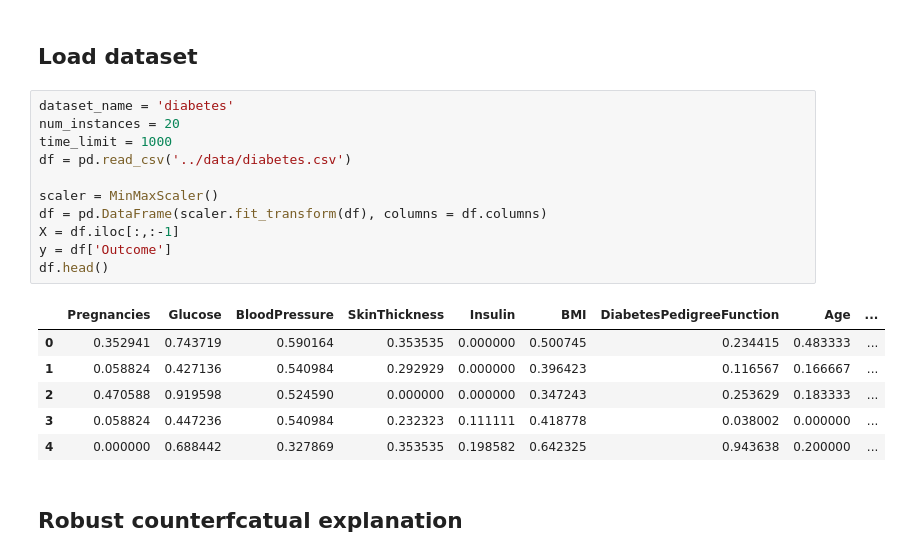
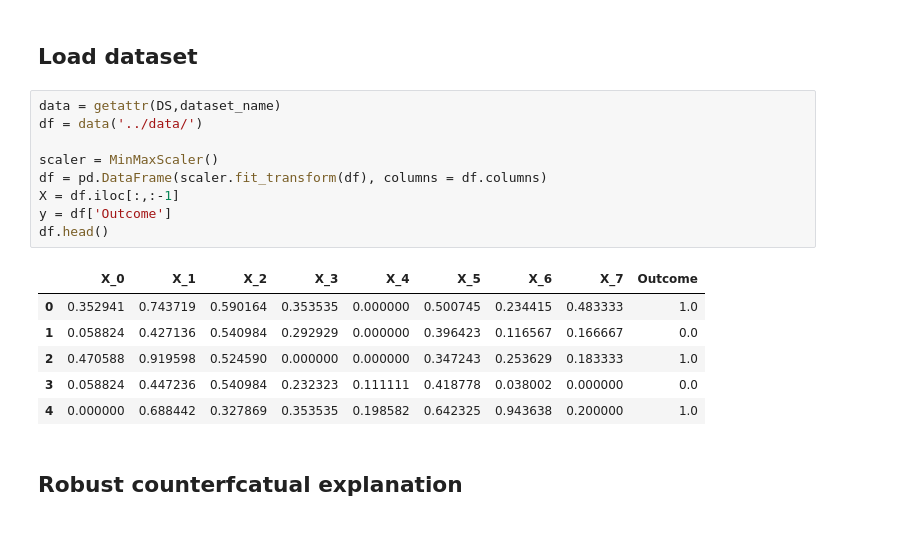
Before and after one commit to donato-maragno/robust-CE, a Jupyter notebook: experiments/diabetes_experiments.ipynb, the cells around one changed output. Cells and saved outputs as stored; diff of their text form.

```diff
--- a/experiments/diabetes_experiments.ipynb
+++ b/experiments/diabetes_experiments.ipynb
@@ -8,23 +25,21 @@ import rce
 # %% [markdown]
 ## Load dataset
 # %%
-dataset_name = 'diabetes'
-num_instances = 20
-time_limit = 1000
-df = pd.read_csv('../data/diabetes.csv')
+data = getattr(DS,dataset_name)
+df = data('../data/')
 
 scaler = MinMaxScaler()
 df = pd.DataFrame(scaler.fit_transform(df), columns = df.columns)
 X = df.iloc[:,:-1]
 y = df['Outcome']
 df.head()
 # %% [output]
-|  | Pregnancies | Glucose | BloodPressure | SkinThickness | Insulin | BMI | DiabetesPedigreeFunction | Age | ... |
-| 0 | 0.352941 | 0.743719 | 0.590164 | 0.353535 | 0.000000 | 0.500745 | 0.234415 | 0.483333 | ... |
-| 1 | 0.058824 | 0.427136 | 0.540984 | 0.292929 | 0.000000 | 0.396423 | 0.116567 | 0.166667 | ... |
-| 2 | 0.470588 | 0.919598 | 0.524590 | 0.000000 | 0.000000 | 0.347243 | 0.253629 | 0.183333 | ... |
-| 3 | 0.058824 | 0.447236 | 0.540984 | 0.232323 | 0.111111 | 0.418778 | 0.038002 | 0.000000 | ... |
-| 4 | 0.000000 | 0.688442 | 0.327869 | 0.353535 | 0.198582 | 0.642325 | 0.943638 | 0.200000 | ... |
+|  | X_0 | X_1 | X_2 | X_3 | X_4 | X_5 | X_6 | X_7 | Outcome |
+| 0 | 0.352941 | 0.743719 | 0.590164 | 0.353535 | 0.000000 | 0.500745 | 0.234415 | 0.483333 | 1.0 |
+| 1 | 0.058824 | 0.427136 | 0.540984 | 0.292929 | 0.000000 | 0.396423 | 0.116567 | 0.166667 | 0.0 |
+| 2 | 0.470588 | 0.919598 | 0.524590 | 0.000000 | 0.000000 | 0.347243 | 0.253629 | 0.183333 | 1.0 |
+| 3 | 0.058824 | 0.447236 | 0.540984 | 0.232323 | 0.111111 | 0.418778 | 0.038002 | 0.000000 | 0.0 |
+| 4 | 0.000000 | 0.688442 | 0.327869 | 0.353535 | 0.198582 | 0.642325 | 0.943638 | 0.200000 | 1.0 |
 # %% [markdown]
 ## Robust counterfcatual explanation
 # %%
```
Also changed, not shown: parts of 3 cells of this notebook, 1 other file.
